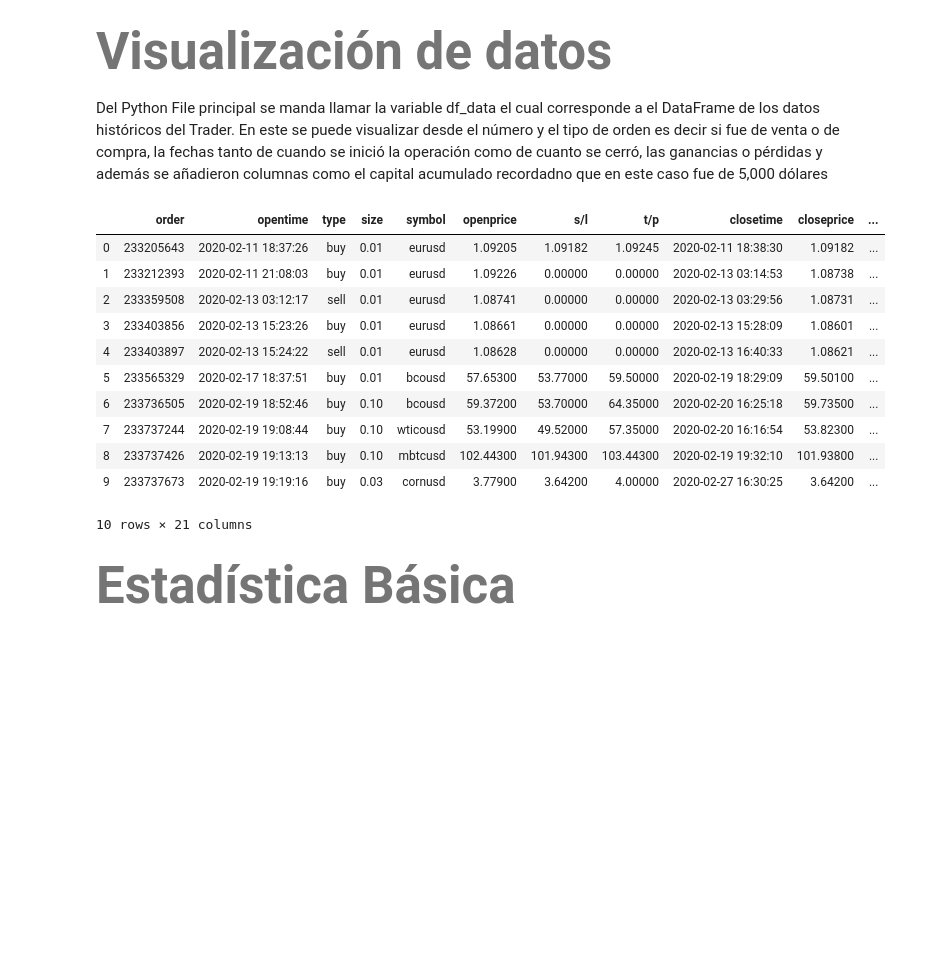
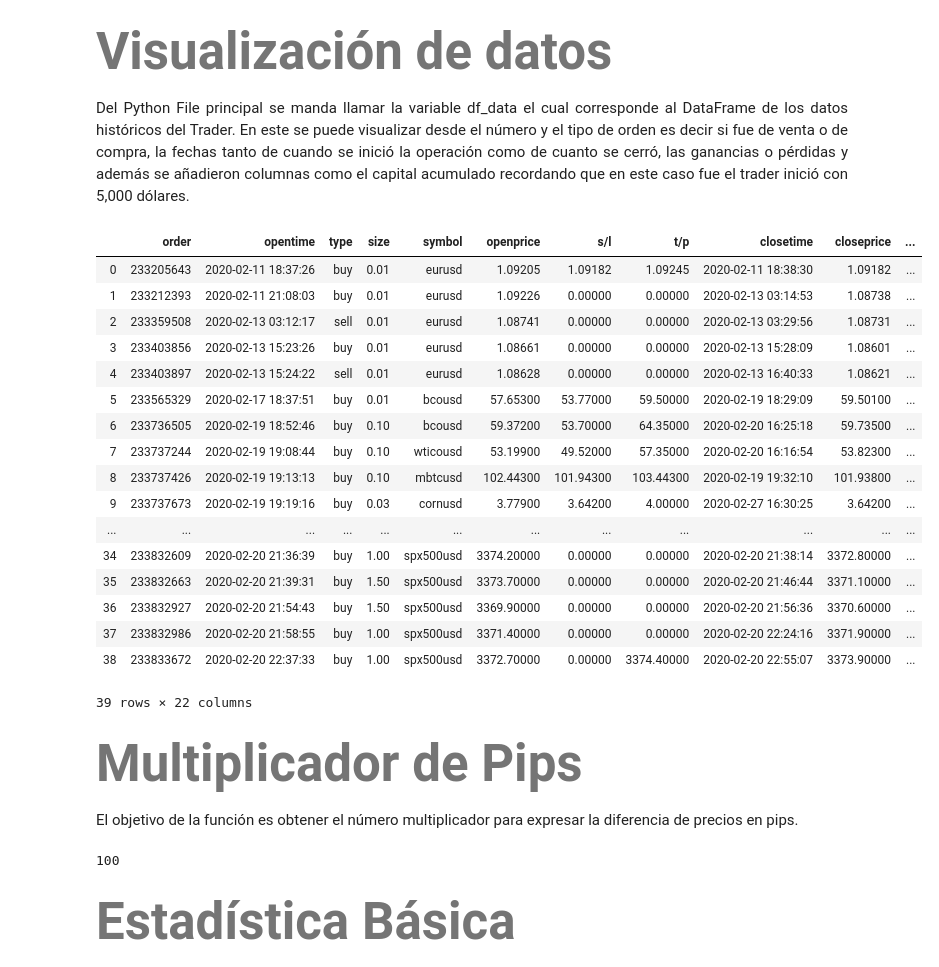
Before and after one commit to FranciscoRodRam/LAB_2_FRRR, a Jupyter notebook: LAB_2_FRRR.ipynb, the cells around one changed output. Drawn from its saved outputs; the diff is of its cells as text; code cells hidden in the pictures; blank space fills up the shorter version.

```diff
--- a/LAB_2_FRRR.ipynb
+++ b/LAB_2_FRRR.ipynb
@@ -46,23 +48,39 @@ import plotly.graph_objects as go
 # %% [markdown]
 ###### <span style="font-family:Papyrus; font-size:4em;"> Visualización de datos
 # %% [markdown]
-Del Python File principal se manda llamar la variable df_data el cual corresponde a el DataFrame de los datos históricos del Trader. En este se puede visualizar desde el número y el tipo de orden es decir si fue de venta o de compra, la fechas tanto de cuando se inició la operación como de cuanto se cerró, las ganancias o pérdidas y además se añadieron columnas como el capital acumulado recordadno que en este caso fue de 5,000 dólares </p>
+<p style="text-align: justify;"> Del Python File principal se manda llamar la variable df_data el cual corresponde al DataFrame de los datos históricos del Trader. En este se puede visualizar desde el número y el tipo de orden es decir si fue de venta o de compra, la fechas tanto de cuando se inició la operación como de cuanto se cerró, las ganancias o pérdidas y además se añadieron columnas como el capital acumulado recordando que en este caso fue el trader inició con 5,000 dólares. </p>
-# %%
-df_data=pr.df_data
-df_data.head(10) # Mejorar la visualización para presentación en Git
-# %% [output]
-|  | order | opentime | type | size | symbol | openprice | s/l | t/p | closetime | closeprice | ... |
-| 0 | 233205643 | 2020-02-11 18:37:26 | buy | 0.01 | eurusd | 1.09205 | 1.09182 | 1.09245 | 2020-02-11 18:38:30 | 1.09182 | ... |
-| 1 | 233212393 | 2020-02-11 21:08:03 | buy | 0.01 | eurusd | 1.09226 | 0.00000 | 0.00000 | 2020-02-13 03:14:53 | 1.08738 | ... |
-| 2 | 233359508 | 2020-02-13 03:12:17 | sell | 0.01 | eurusd | 1.08741 | 0.00000 | 0.00000 | 2020-02-13 03:29:56 | 1.08731 | ... |
-| 3 | 233403856 | 2020-02-13 15:23:26 | buy | 0.01 | eurusd | 1.08661 | 0.00000 | 0.00000 | 2020-02-13 15:28:09 | 1.08601 | ... |
-| 4 | 233403897 | 2020-02-13 15:24:22 | sell | 0.01 | eurusd | 1.08628 | 0.00000 | 0.00000 | 2020-02-13 16:40:33 | 1.08621 | ... |
-| 5 | 233565329 | 2020-02-17 18:37:51 | buy | 0.01 | bcousd | 57.65300 | 53.77000 | 59.50000 | 2020-02-19 18:29:09 | 59.50100 | ... |
-| 6 | 233736505 | 2020-02-19 18:52:46 | buy | 0.10 | bcousd | 59.37200 | 53.70000 | 64.35000 | 2020-02-20 16:25:18 | 59.73500 | ... |
-| 7 | 233737244 | 2020-02-19 19:08:44 | buy | 0.10 | wticousd | 53.19900 | 49.52000 | 57.35000 | 2020-02-20 16:16:54 | 53.82300 | ... |
-| 8 | 233737426 | 2020-02-19 19:13:13 | buy | 0.10 | mbtcusd | 102.44300 | 101.94300 | 103.44300 | 2020-02-19 19:32:10 | 101.93800 | ... |
-| 9 | 233737673 | 2020-02-19 19:19:16 | buy | 0.03 | cornusd | 3.77900 | 3.64200 | 4.00000 | 2020-02-27 16:30:25 | 3.64200 | ... |
-10 rows × 21 columns
+# %%
+data=pr.df_data
+
+data
+# %% [output]
+|  | order | opentime | type | size | symbol | openprice | s/l | t/p | closetime | closeprice | ... |
+| 0 | 233205643 | 2020-02-11 18:37:26 | buy | 0.01 | eurusd | 1.09205 | 1.09182 | 1.09245 | 2020-02-11 18:38:30 | 1.09182 | ... |
+| 1 | 233212393 | 2020-02-11 21:08:03 | buy | 0.01 | eurusd | 1.09226 | 0.00000 | 0.00000 | 2020-02-13 03:14:53 | 1.08738 | ... |
+| 2 | 233359508 | 2020-02-13 03:12:17 | sell | 0.01 | eurusd | 1.08741 | 0.00000 | 0.00000 | 2020-02-13 03:29:56 | 1.08731 | ... |
+| 3 | 233403856 | 2020-02-13 15:23:26 | buy | 0.01 | eurusd | 1.08661 | 0.00000 | 0.00000 | 2020-02-13 15:28:09 | 1.08601 | ... |
+| 4 | 233403897 | 2020-02-13 15:24:22 | sell | 0.01 | eurusd | 1.08628 | 0.00000 | 0.00000 | 2020-02-13 16:40:33 | 1.08621 | ... |
+| 5 | 233565329 | 2020-02-17 18:37:51 | buy | 0.01 | bcousd | 57.65300 | 53.77000 | 59.50000 | 2020-02-19 18:29:09 | 59.50100 | ... |
+| 6 | 233736505 | 2020-02-19 18:52:46 | buy | 0.10 | bcousd | 59.37200 | 53.70000 | 64.35000 | 2020-02-20 16:25:18 | 59.73500 | ... |
+| 7 | 233737244 | 2020-02-19 19:08:44 | buy | 0.10 | wticousd | 53.19900 | 49.52000 | 57.35000 | 2020-02-20 16:16:54 | 53.82300 | ... |
+| 8 | 233737426 | 2020-02-19 19:13:13 | buy | 0.10 | mbtcusd | 102.44300 | 101.94300 | 103.44300 | 2020-02-19 19:32:10 | 101.93800 | ... |
+| 9 | 233737673 | 2020-02-19 19:19:16 | buy | 0.03 | cornusd | 3.77900 | 3.64200 | 4.00000 | 2020-02-27 16:30:25 | 3.64200 | ... |
+| ... | ... | ... | ... | ... | ... | ... | ... | ... | ... | ... | ... |
+| 34 | 233832609 | 2020-02-20 21:36:39 | buy | 1.00 | spx500usd | 3374.20000 | 0.00000 | 0.00000 | 2020-02-20 21:38:14 | 3372.80000 | ... |
+| 35 | 233832663 | 2020-02-20 21:39:31 | buy | 1.50 | spx500usd | 3373.70000 | 0.00000 | 0.00000 | 2020-02-20 21:46:44 | 3371.10000 | ... |
+| 36 | 233832927 | 2020-02-20 21:54:43 | buy | 1.50 | spx500usd | 3369.90000 | 0.00000 | 0.00000 | 2020-02-20 21:56:36 | 3370.60000 | ... |
+| 37 | 233832986 | 2020-02-20 21:58:55 | buy | 1.00 | spx500usd | 3371.40000 | 0.00000 | 0.00000 | 2020-02-20 22:24:16 | 3371.90000 | ... |
+| 38 | 233833672 | 2020-02-20 22:37:33 | buy | 1.00 | spx500usd | 3372.70000 | 0.00000 | 3374.40000 | 2020-02-20 22:55:07 | 3373.90000 | ... |
+39 rows × 22 columns
+# %% [markdown]
+###### <span style="font-family:Papyrus; font-size:4em;"> Multiplicador de Pips
+# %% [markdown]
+El objetivo de la función es obtener el número multiplicador para expresar la diferencia de precios en pips.
+# %%
+pips = fn.f_pip_size(param_ins='eurjpy')
+pips
+# %% [output]
+100
 # %% [markdown]
 ###### <span style="font-family:Papyrus; font-size:4em;"> Estadística Básica
 # %% [markdown]
```
Also changed, not shown: parts of 21 cells of this notebook, 6 other files.
